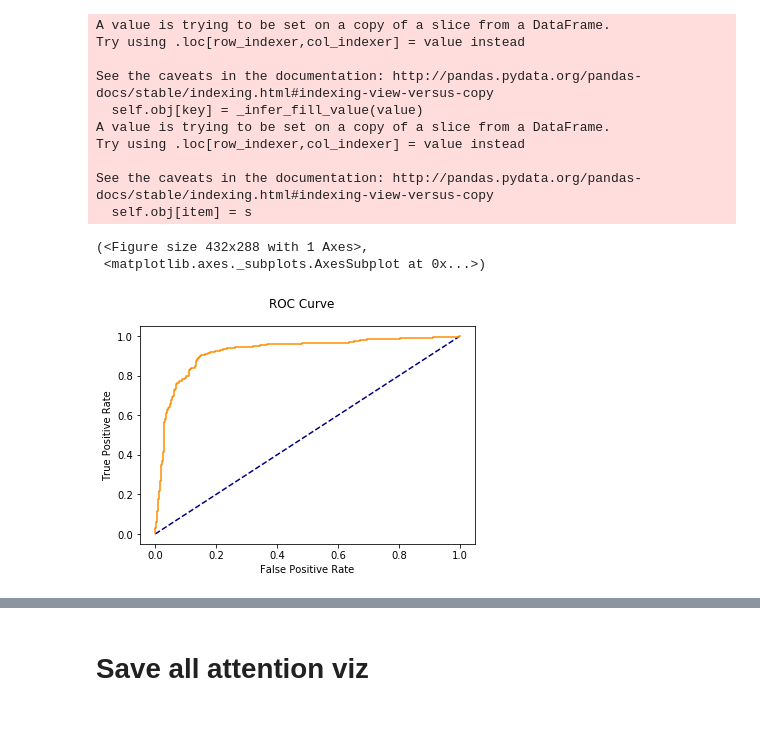
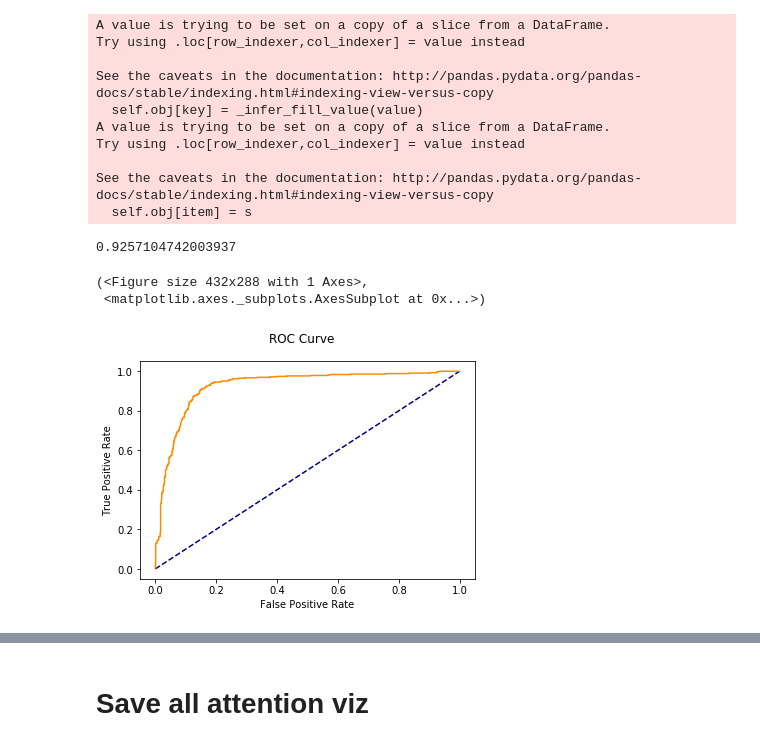
Before and after one commit to PierreBoyeau/proteins, a Jupyter notebook: riken/rnn/model_psiblast_eval.ipynb, the cells around one changed output, grey strips where cells are left out. Cells and saved outputs as stored; diff of their text form; code cells hidden in the pictures.

```diff
--- a/riken/rnn/model_psiblast_eval.ipynb
+++ b/riken/rnn/model_psiblast_eval.ipynb
@@ -12,7 +23,7 @@ from tqdm import tqdm
 
 
 RANDOM_STATE = 42
-MAXLEN = 500
+MAXLEN = 1000
 DATA_PATH = "/home/pierre/riken/data/riken_data/complete_from_xlsx_v2COMPLETE.tsv"
 KEY_TO_PREDICT = "is_allergenic"
 LOG_DIR = "/home/pierre/riken/riken/rnn/logs/riken_data_psiblast/logs_riken_data_psiblast_1_transfer"
@@ -37,7 +50,7 @@ indices = df.index.values
 
 train_inds, test_inds = np.where(df.is_train)[0], np.where(df.is_train==False)[0]
 
-X, pssm, y = get_all_features(X, y, indices, pssm_format_fi=PSSM_FORMAT_FILE)
+X, pssm, y = get_all_features(X, y, indices, pssm_format_fi=PSSM_FORMAT_FILE, maxlen=MAXLEN)
 
 def convert_indices(old_to_new_dic, indices):
     res_ind = []
@@ -85,7 +102,8 @@ train_protein_names, test_protein_names = indices[train_inds], indices[test_inds
 # %%
 from keras.models import load_model
 
-mdl = load_model('logs/riken_data_psiblast/logs_riken_new_1_NO_transfer/weights.13-0.50.hdf5')
+WEIGHTS_PATH = 'logs/riken_data_psiblast/logs_riken_new_softhard_50_no_transfer/weights.13-0.43.hdf5'
+mdl = load_model(WEIGHTS_PATH)
 ypred = mdl.predict([Xtest, pssm_test])
 
 test_df = df.iloc[test_inds]
@@ -102,9 +120,10 @@ Try using .loc[row_indexer,col_indexer] = value instead
 See the caveats in the documentation: http://pandas.pydata.org/pandas-docs/stable/indexing.html#indexing-view-versus-copy
   self.obj[item] = s
 # %%
-roc_auc_score(test_df.is_allergenic, test_df.y_pred)
+print(roc_auc_score(test_df.is_allergenic, test_df.y_pred))
 roc_score(ytest[:, 1], ypred[:, 1])
 # %% [output]
-(<Figure size 432x288 with 1 Axes>,
- <matplotlib.axes._subplots.AxesSubplot at 0x...>)
+0.9257104742003937
+(<Figure size 432x288 with 1 Axes>,
+ <matplotlib.axes._subplots.AxesSubplot at 0x...>)
-[figure, old version]
+[figure, new version]
```
Also changed, not shown: parts of 21 cells of this notebook.
